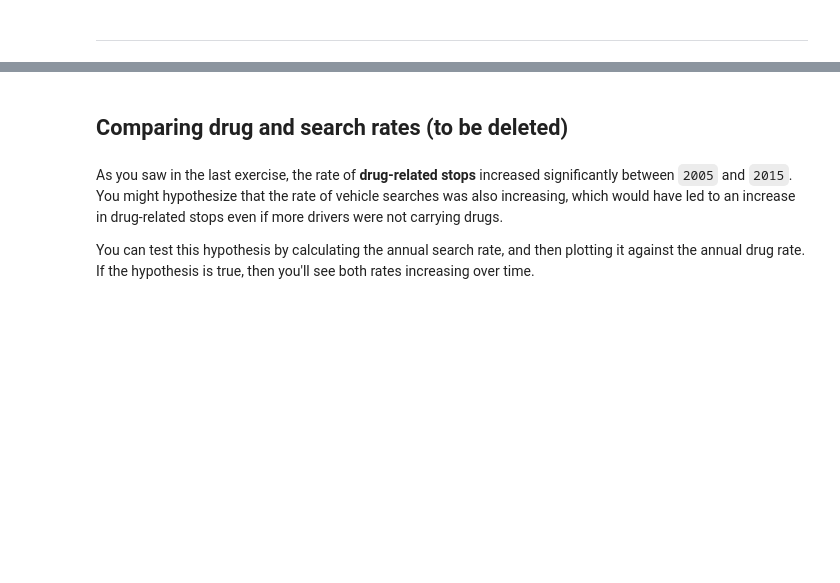
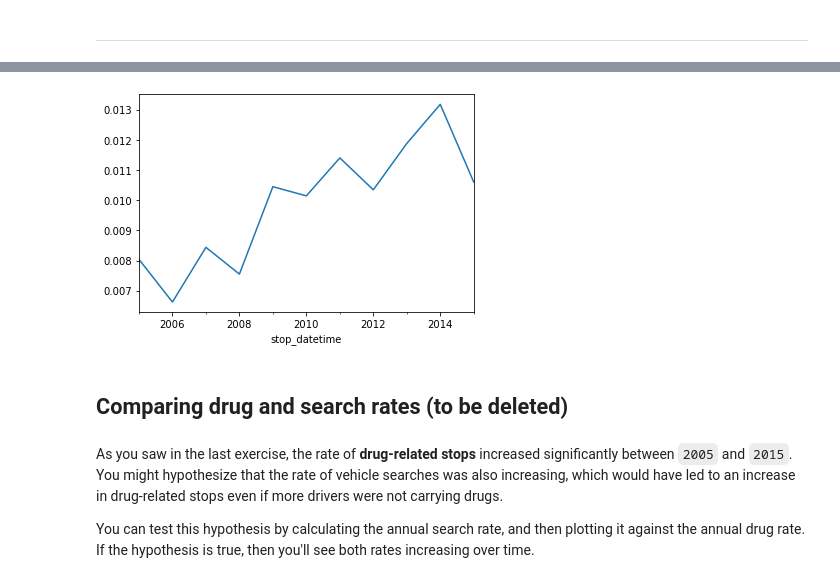
Before and after one commit to idenw/Statistics-Data-Analysis-with-Python-Data-Visualization-with-Python, a Jupyter notebook: 01-EU_DS_DAPy_M1-(TrafficPoliceStops)/03-visual-exploratory-data-analysis(Student).ipynb, the cells around one changed output, grey strips where cells are left out. Drawn from its saved outputs; the diff is of its cells as text; code cells hidden in the pictures; blank space fills up the shorter version.

```diff
--- a/01-EU_DS_DAPy_M1-(TrafficPoliceStops)/03-visual-exploratory-data-analysis(Student).ipynb
+++ b/01-EU_DS_DAPy_M1-(TrafficPoliceStops)/03-visual-exploratory-data-analysis(Student).ipynb
@@ -61,3 +258,10 @@ The Boolean column ``drugs_related_stop`` indicates whether drugs were found dur
+# %%
+annual_drug_rate=ri.drugs_related_stop.resample("A").mean()
+# %%
+annual_drug_rate.plot()
+plt.show()
+# %% [output]
+[figure, added]
 # %% [markdown]
 ## Comparing drug and search rates (to be deleted)
 # %% [markdown]
```
Also changed, not shown: parts of 51 cells of this notebook, 1 other file.
